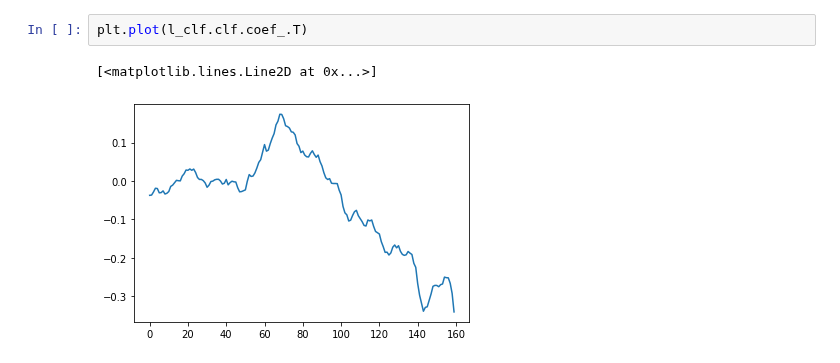
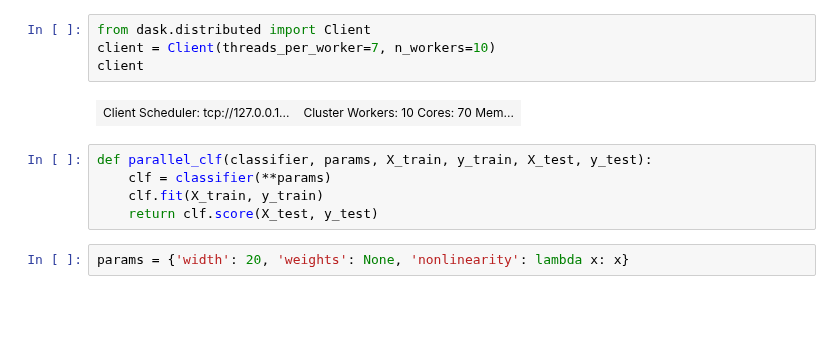
Before and after one commit to BruntonUWBio/structured-random-features, a Jupyter notebook: data_gen_check.ipynb, the cells around one changed output. Drawn from its saved outputs; the diff is of its cells as text; blank space fills up the shorter version.

```diff
--- a/data_gen_check.ipynb
+++ b/data_gen_check.ipynb
@@ -148,5 +103,13 @@ plt.plot(label[:1000])
-# %%
-plt.plot(l_clf.clf.coef_.T)
-# %% [output]
-[<matplotlib.lines.Line2D at 0x...>]
-[figure, removed]
+# %%
+from dask.distributed import Client
+client = Client(threads_per_worker=7, n_workers=10)
+client
+# %% [output]
+| Client Scheduler: tcp://127.0.0.1... | Cluster Workers: 10 Cores: 70 Mem... |
+# %%
+def parallel_clf(classifier, params, X_train, y_train, X_test, y_test):
+    clf = classifier(**params)
+    clf.fit(X_train, y_train)
+    return clf.score(X_test, y_test)
+# %%
+params = {'width': 20, 'weights': None, 'nonlinearity': lambda x: x}
```
Also changed, not shown: parts of 19 cells of this notebook, 19 other files.
